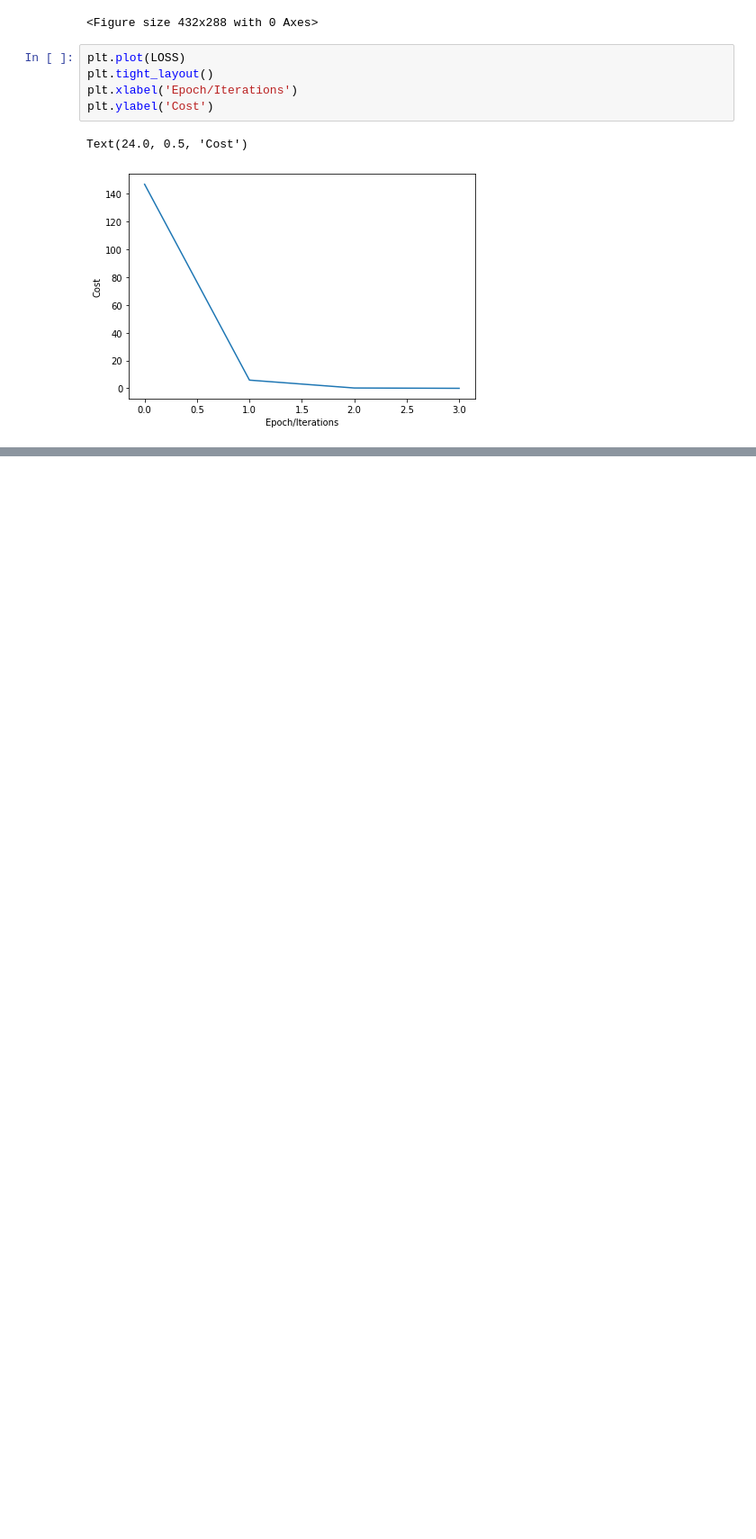
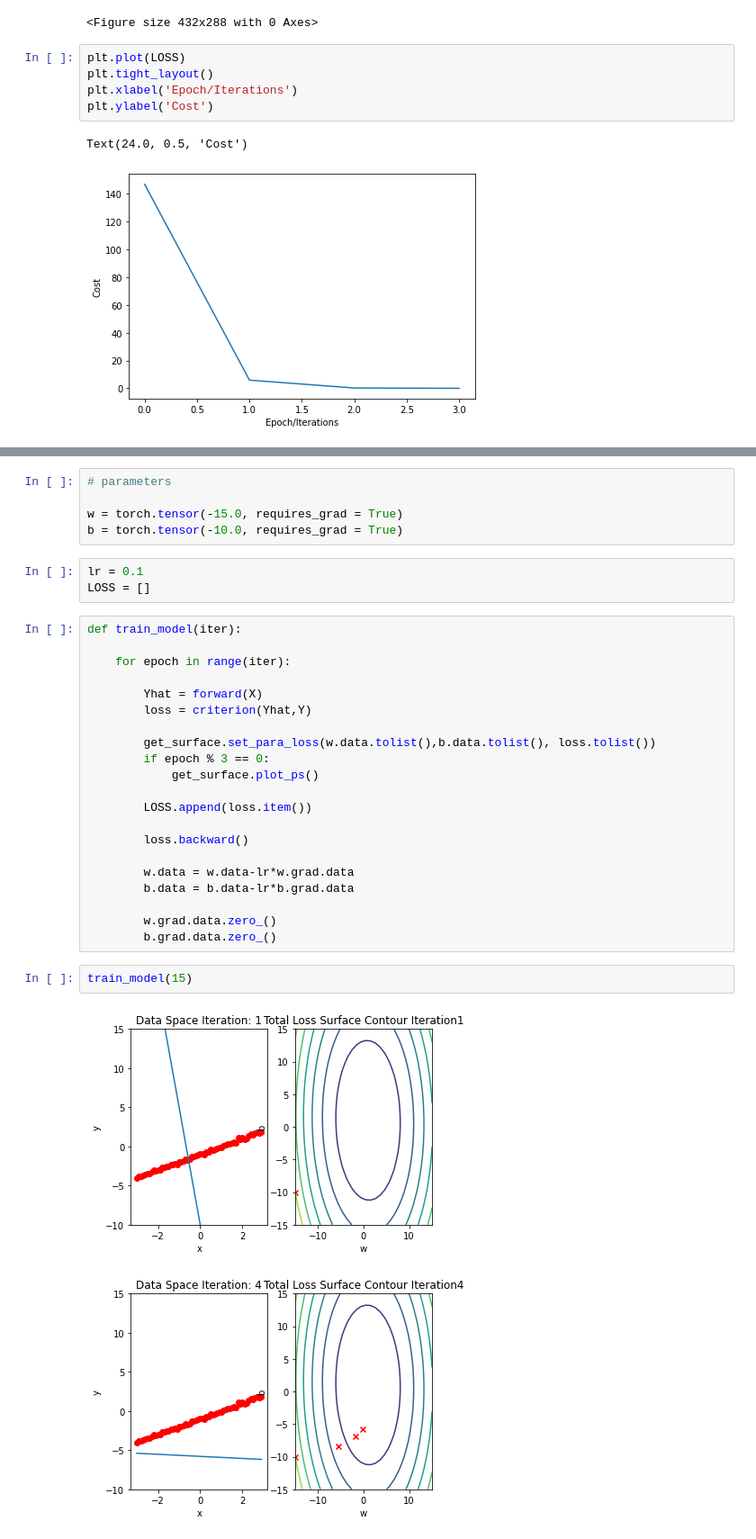
Before and after one commit to Kleyt0n/PyTorch-studies, a Jupyter notebook: IBM-deep-learning-pytorch.ipynb, the cells around one changed output, grey strips where cells are left out. Shown: that part at 90% size. Cells and saved outputs as stored; diff of their text form; blank space fills up the shorter version.

```diff
--- a/IBM-deep-learning-pytorch.ipynb
+++ b/IBM-deep-learning-pytorch.ipynb
@@ -613,0 +732,34 @@ Text(24.0, 0.5, 'Cost')
+# %%
+# parameters
+
+w = torch.tensor(-15.0, requires_grad = True)
+b = torch.tensor(-10.0, requires_grad = True)
+# %%
+lr = 0.1
+LOSS = []
+# %%
+def train_model(iter):
+
+    for epoch in range(iter):
+
+        Yhat = forward(X)
+        loss = criterion(Yhat,Y)
+
+        get_surface.set_para_loss(w.data.tolist(),b.data.tolist(), loss.tolist())
+        if epoch % 3 == 0:
+            get_surface.plot_ps()
+
+        LOSS.append(loss.item())
+
+        loss.backward()
+
+        w.data = w.data-lr*w.grad.data
+        b.data = b.data-lr*b.grad.data
+
+        w.grad.data.zero_()
+        b.grad.data.zero_()
+# %%
+train_model(15)
+# %% [output]
+[figure, added]
+[figure, added]
```
Also changed, not shown: parts of 11 cells of this notebook.
